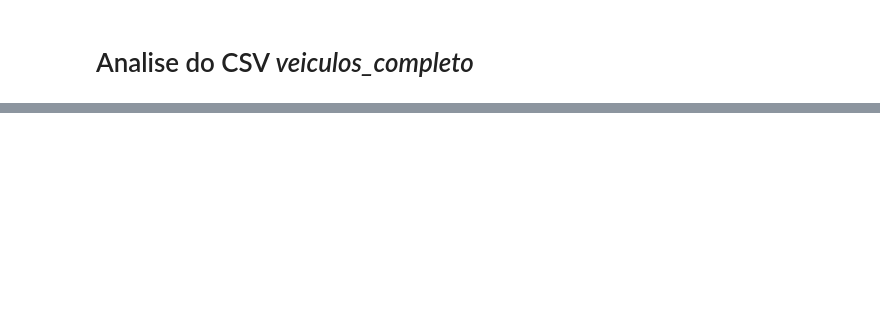
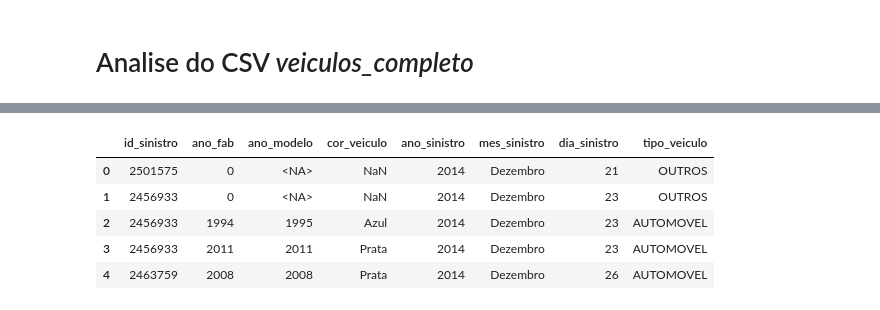
Before and after one commit to Enzzx/CityAccidentAnalysis, a Jupyter notebook: notebook/ETL.ipynb, the cells around one changed output, grey strips where cells are left out. Cells and saved outputs as stored; diff of their text form; code cells hidden in the pictures; blank space fills up the shorter version.

```diff
--- a/notebook/ETL.ipynb
+++ b/notebook/ETL.ipynb
@@ -293,0 +304,9 @@ Criar CSV com o dataset
+# %%
+df.head()
+# %% [output]
+|  | id_sinistro | ano_fab | ano_modelo | cor_veiculo | ano_sinistro | mes_sinistro | dia_sinistro | tipo_veiculo |
+| 0 | 2501575 | 0 | <NA> | NaN | 2014 | Dezembro | 21 | OUTROS |
+| 1 | 2456933 | 0 | <NA> | NaN | 2014 | Dezembro | 23 | OUTROS |
+| 2 | 2456933 | 1994 | 1995 | Azul | 2014 | Dezembro | 23 | AUTOMOVEL |
+| 3 | 2456933 | 2011 | 2011 | Prata | 2014 | Dezembro | 23 | AUTOMOVEL |
+| 4 | 2463759 | 2008 | 2008 | Prata | 2014 | Dezembro | 26 | AUTOMOVEL |
```
Also changed, not shown: parts of 23 cells of this notebook.
